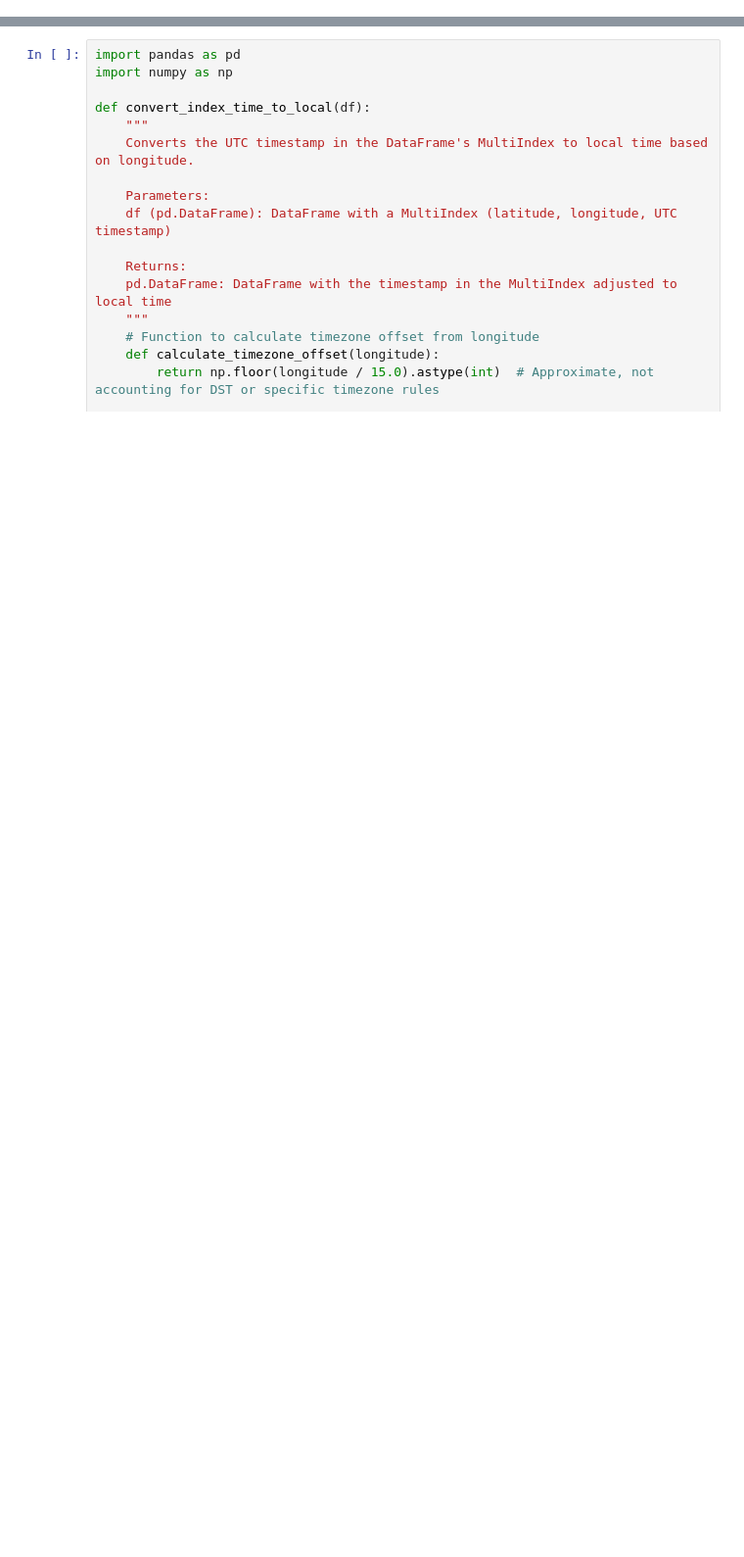
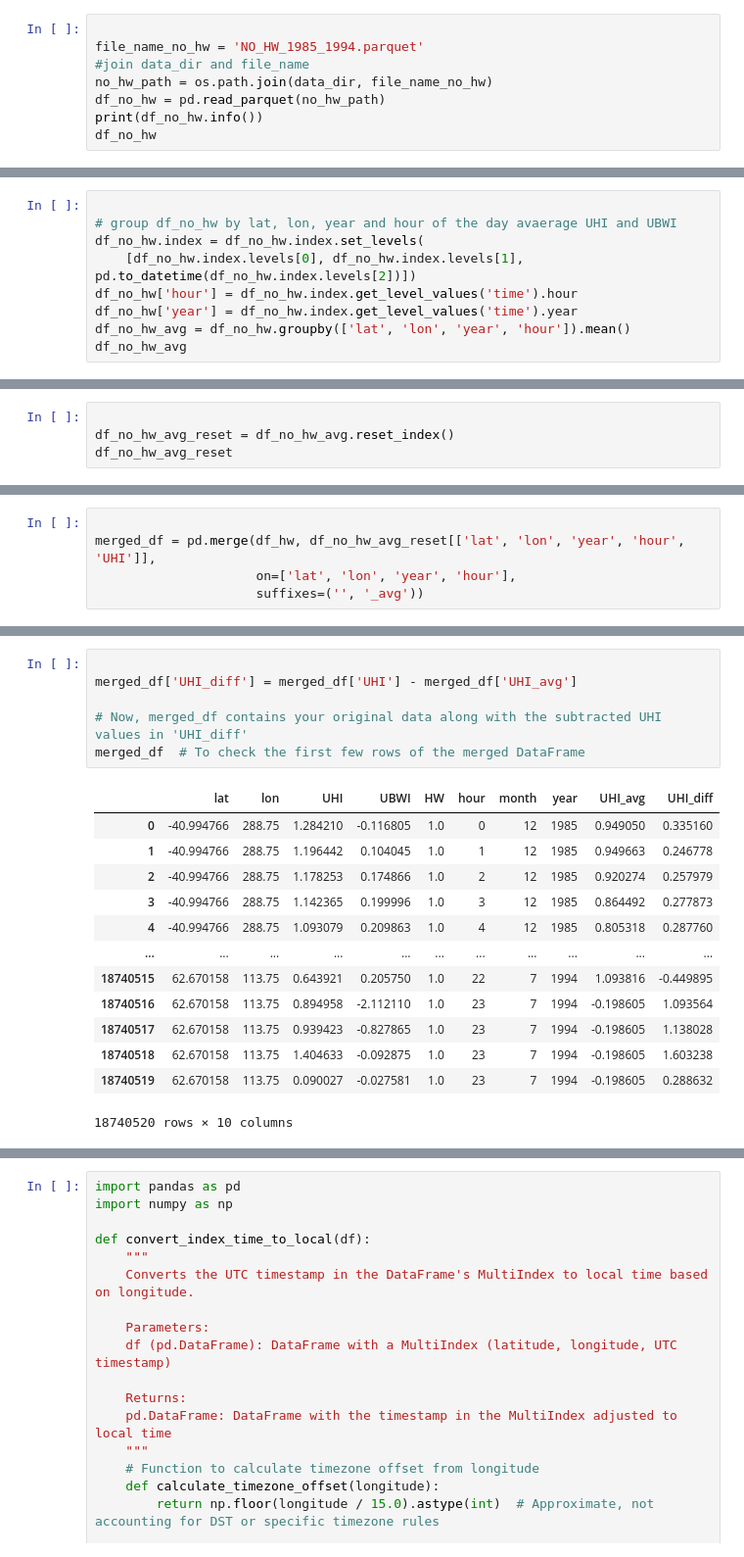
Before and after one commit to johnnyguo2007/research, a Jupyter notebook: hw_global/final/UHI_synergies.ipynb, the cells around one changed output, grey strips where cells are left out. Shown at 98% size. Drawn from its saved outputs; the diff is of its cells as text; blank space fills up the shorter version.

Commit message:
merge

```diff
--- a/hw_global/final/UHI_synergies.ipynb
+++ b/hw_global/final/UHI_synergies.ipynb
@@ -35,0 +78,8 @@ None
+# %%
+
+file_name_no_hw = 'NO_HW_1985_1994.parquet'
+#join data_dir and file_name
+no_hw_path = os.path.join(data_dir, file_name_no_hw)
+df_no_hw = pd.read_parquet(no_hw_path)
+print(df_no_hw.info())
+df_no_hw
@@ -35,0 +130,9 @@ None
+# %%
+
+# group df_no_hw by lat, lon, year and hour of the day avaerage UHI and UBWI
+df_no_hw.index = df_no_hw.index.set_levels(
+    [df_no_hw.index.levels[0], df_no_hw.index.levels[1], pd.to_datetime(df_no_hw.index.levels[2])])
+df_no_hw['hour'] = df_no_hw.index.get_level_values('time').hour
+df_no_hw['year'] = df_no_hw.index.get_level_values('time').year
+df_no_hw_avg = df_no_hw.groupby(['lat', 'lon', 'year', 'hour']).mean()
+df_no_hw_avg
@@ -35,0 +164,4 @@ None
+# %%
+
+df_no_hw_avg_reset = df_no_hw_avg.reset_index()
+df_no_hw_avg_reset
@@ -35,0 +202,5 @@ None
+# %%
+
+merged_df = pd.merge(df_hw, df_no_hw_avg_reset[['lat', 'lon', 'year', 'hour', 'UHI']],
+                     on=['lat', 'lon', 'year', 'hour'],
+                     suffixes=('', '_avg'))
@@ -35,0 +231,20 @@ None
+# %%
+
+merged_df['UHI_diff'] = merged_df['UHI'] - merged_df['UHI_avg']
+
+# Now, merged_df contains your original data along with the subtracted UHI values in 'UHI_diff'
+merged_df  # To check the first few rows of the merged DataFrame
+# %% [output]
+|  | lat | lon | UHI | UBWI | HW | hour | month | year | UHI_avg | UHI_diff |
+| 0 | -40.994766 | 288.75 | 1.284210 | -0.116805 | 1.0 | 0 | 12 | 1985 | 0.949050 | 0.335160 |
+| 1 | -40.994766 | 288.75 | 1.196442 | 0.104045 | 1.0 | 1 | 12 | 1985 | 0.949663 | 0.246778 |
+| 2 | -40.994766 | 288.75 | 1.178253 | 0.174866 | 1.0 | 2 | 12 | 1985 | 0.920274 | 0.257979 |
+| 3 | -40.994766 | 288.75 | 1.142365 | 0.199996 | 1.0 | 3 | 12 | 1985 | 0.864492 | 0.277873 |
+| 4 | -40.994766 | 288.75 | 1.093079 | 0.209863 | 1.0 | 4 | 12 | 1985 | 0.805318 | 0.287760 |
+| ... | ... | ... | ... | ... | ... | ... | ... | ... | ... | ... |
+| 18740515 | 62.670158 | 113.75 | 0.643921 | 0.205750 | 1.0 | 22 | 7 | 1994 | 1.093816 | -0.449895 |
+| 18740516 | 62.670158 | 113.75 | 0.894958 | -2.112110 | 1.0 | 23 | 7 | 1994 | -0.198605 | 1.093564 |
+| 18740517 | 62.670158 | 113.75 | 0.939423 | -0.827865 | 1.0 | 23 | 7 | 1994 | -0.198605 | 1.138028 |
+| 18740518 | 62.670158 | 113.75 | 1.404633 | -0.092875 | 1.0 | 23 | 7 | 1994 | -0.198605 | 1.603238 |
+| 18740519 | 62.670158 | 113.75 | 0.090027 | -0.027581 | 1.0 | 23 | 7 | 1994 | -0.198605 | 0.288632 |
+18740520 rows × 10 columns
```
Also changed, not shown: parts of 32 cells of this notebook.
